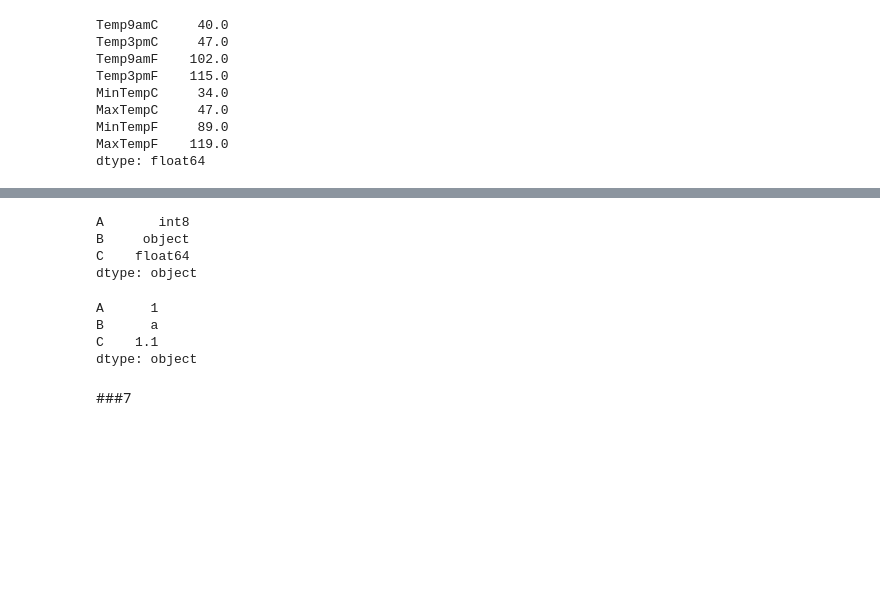
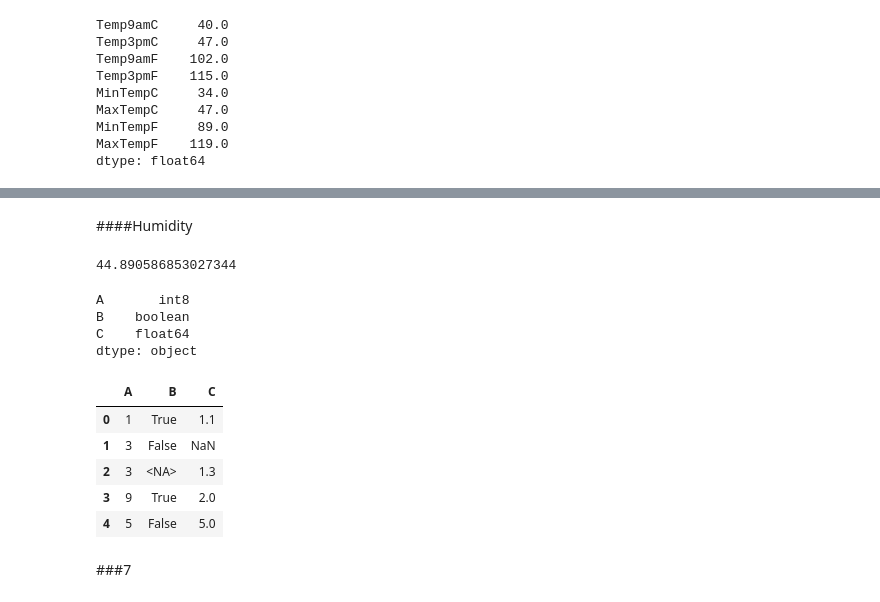
Before and after one commit to garfield-gray/DataMining, a Jupyter notebook: Data_Exploration_&_Visualization.ipynb, the cells around one changed output, grey strips where cells are left out. Cells and saved outputs as stored; diff of their text form; code cells hidden in the pictures; blank space fills up the shorter version.

```diff
--- a/Data_Exploration_&_Visualization.ipynb
+++ b/Data_Exploration_&_Visualization.ipynb
@@ -533,30 +542,43 @@ print(df.dtypes)
+# %% [markdown]
+####Humidity
+# %%
+convert_dict = {'Humidity9am': 'Int8', 'Humidity3pm': 'Int8'}
+
+newframe = newframe.astype(convert_dict)
+newframe.memory_usage(deep=True).sum() / 1024**2
+# %% [output]
+44.890586853027344
 # %%
 # importing pandas as pd
 import pandas as pd
 
 # sample dataframe
 df = pd.DataFrame({
 	'A': [1, 3, 3, 9.8, 5],
-	'B': ['a', 'b', 'c', 'd', 'e'],
+	'B': ['Yes', 'No', np.nan, 'Yes', 'No'],
 	'C': [1.1, np.nan, '1.3', 2, 5]})
 
 # using dictionary to convert specific columns
 convert_dict = {'A': np.int8,
-				'C': float
+				'C': float,
+				    'B':'boolean'
 				}
 
+df['B'] = df['B'].map({'Yes': 1, 'No': 0})
 df = df.astype(convert_dict)
 print(df.dtypes)
-df.min()
+df
 # %% [output]
 A       int8
-B     object
+B    boolean
 C    float64
 dtype: object
-A      1
-B      a
-C    1.1
-dtype: object
+|  | A | B | C |
+| 0 | 1 | True | 1.1 |
+| 1 | 3 | False | NaN |
+| 2 | 3 | <NA> | 1.3 |
+| 3 | 9 | True | 2.0 |
+| 4 | 5 | False | 5.0 |
 # %% [markdown]
 ###7
 # %% [markdown]
```
Also changed, not shown: parts of 17 cells of this notebook.
